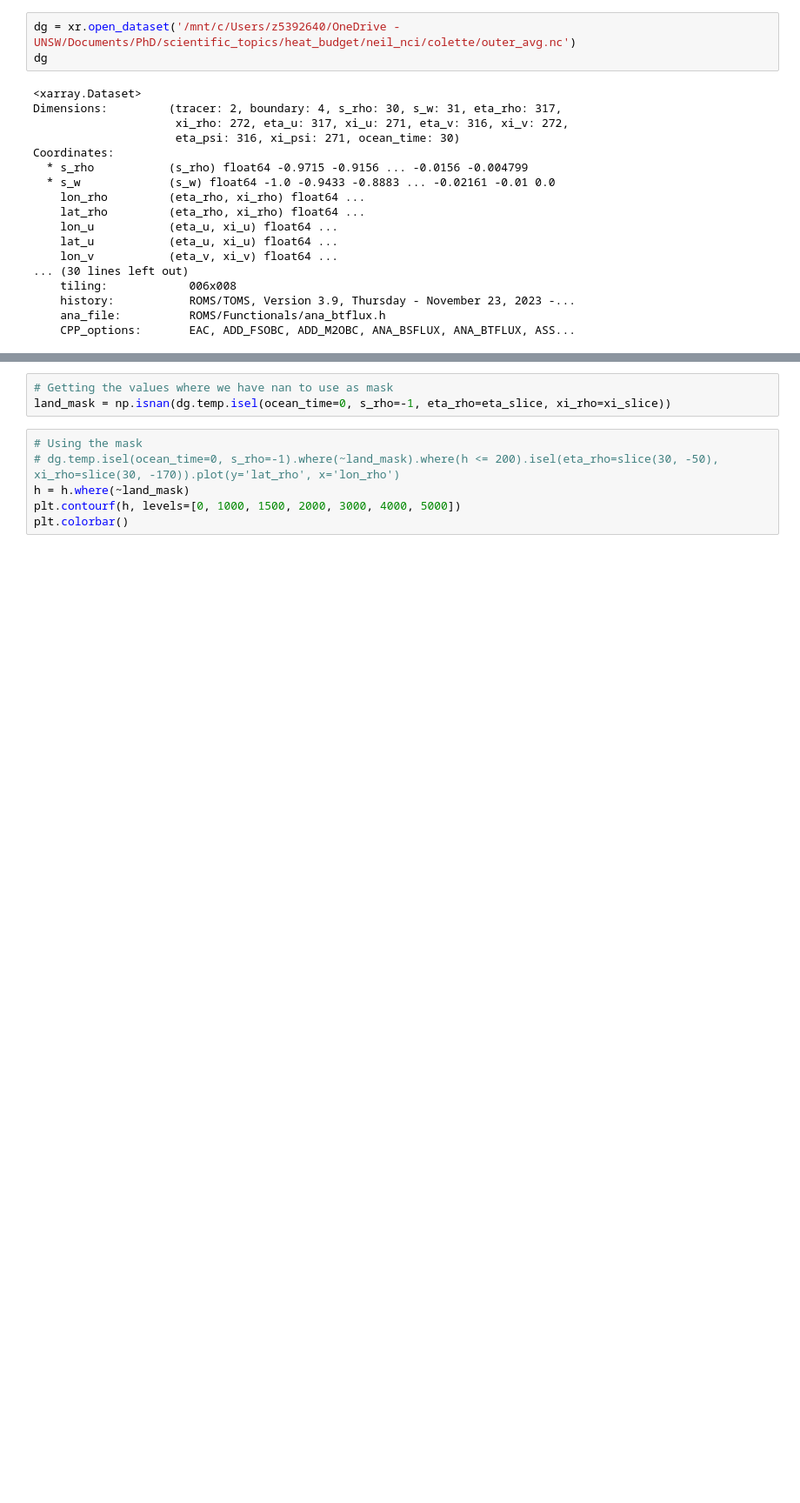
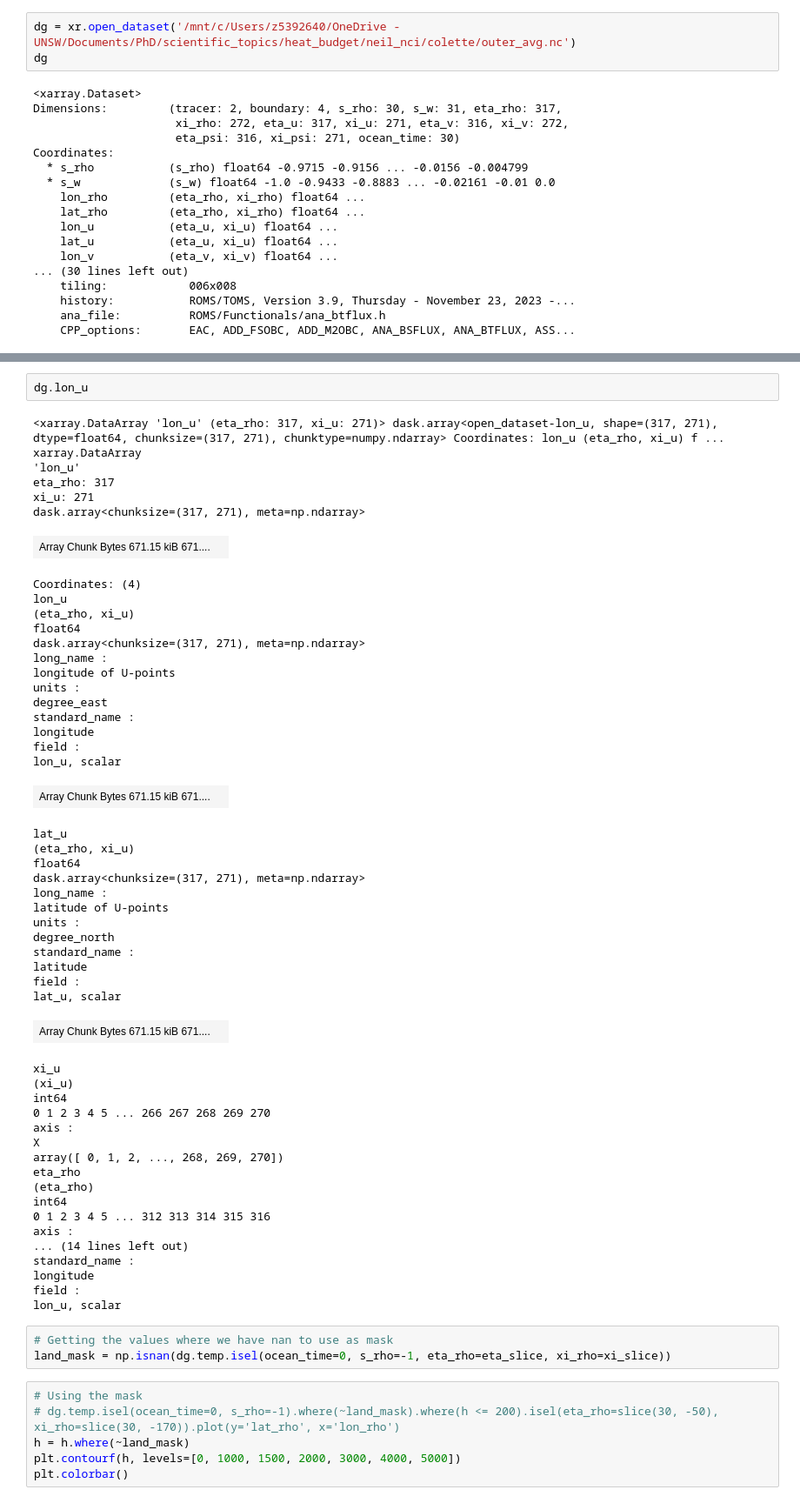
Before and after one commit to fncsobral/waom_notebook, a Jupyter notebook: OHB_shelf/Cross-1500m/testing.ipynb, the cells around one changed output, grey strips where cells are left out. Shown at 87% size. Cells and saved outputs as stored; diff of their text form; blank space fills up the shorter version.

```diff
--- a/OHB_shelf/Cross-1500m/testing.ipynb
+++ b/OHB_shelf/Cross-1500m/testing.ipynb
@@ -52,6 +47,60 @@ pn = dg["pn"].isel(eta_rho=eta_slice, xi_rho=xi_slice)
 h = dg["h"].isel(eta_rho=eta_slice, xi_rho=xi_slice)
 
 area=np.divide(1,pm*pn)
+# %%
+dg.lon_u
+# %% [output]
+<xarray.DataArray 'lon_u' (eta_rho: 317, xi_u: 271)> dask.array<open_dataset-lon_u, shape=(317, 271), dtype=float64, chunksize=(317, 271), chunktype=numpy.ndarray> Coordinates: lon_u (eta_rho, xi_u) f ...
+xarray.DataArray
+'lon_u'
+eta_rho: 317
+xi_u: 271
+dask.array<chunksize=(317, 271), meta=np.ndarray>
+| Array Chunk Bytes 671.15 kiB 671.... |  |
+Coordinates: (4)
+lon_u
+(eta_rho, xi_u)
+float64
+dask.array<chunksize=(317, 271), meta=np.ndarray>
+long_name :
+longitude of U-points
+units :
+degree_east
+standard_name :
+longitude
+field :
+lon_u, scalar
+| Array Chunk Bytes 671.15 kiB 671.... |  |
+lat_u
+(eta_rho, xi_u)
+float64
+dask.array<chunksize=(317, 271), meta=np.ndarray>
+long_name :
+latitude of U-points
+units :
+degree_north
+standard_name :
+latitude
+field :
+lat_u, scalar
+| Array Chunk Bytes 671.15 kiB 671.... |  |
+xi_u
+(xi_u)
+int64
+0 1 2 3 4 5 ... 266 267 268 269 270
+axis :
+X
+array([ 0, 1, 2, ..., 268, 269, 270])
+eta_rho
+(eta_rho)
+int64
+0 1 2 3 4 5 ... 312 313 314 315 316
+axis :
+... (14 lines left out)
+standard_name :
+longitude
+field :
+lon_u, scalar
 # %%
 # Getting the values where we have nan to use as mask
 land_mask = np.isnan(dg.temp.isel(ocean_time=0, s_rho=-1, eta_rho=eta_slice, xi_rho=xi_slice))
```
Also changed, not shown: parts of 24 cells of this notebook.
